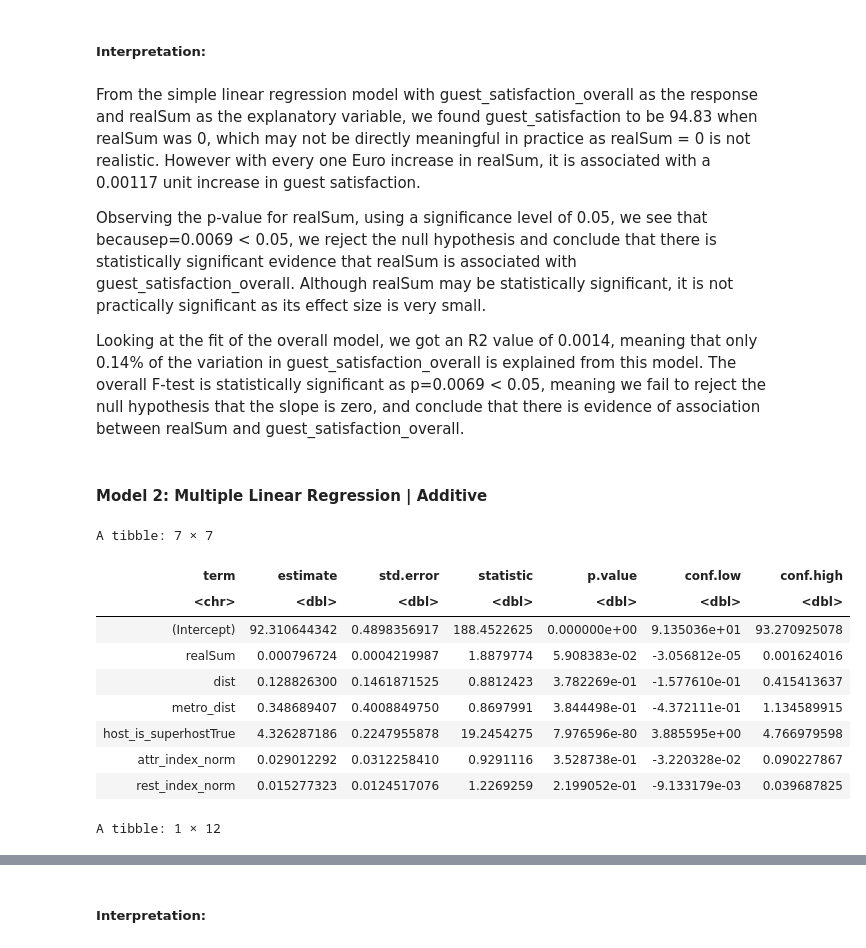
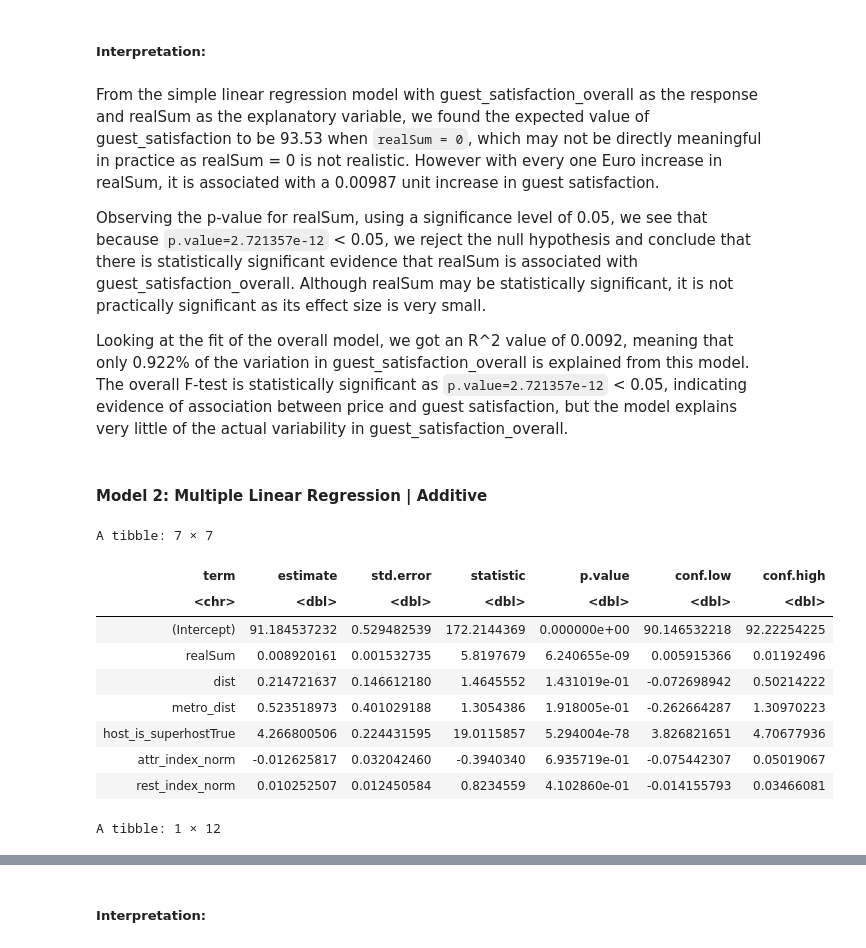
Before and after one commit to stat301-group35/Group-35-Final-Report-STAT-301-, a Jupyter notebook: final_project_stat301.ipynb, the cells around one changed output, grey strips where cells are left out. Saved outputs shown, nothing was run; the diff lists cells and outputs as text; code cells hidden in the pictures.

```diff
--- a/final_project_stat301.ipynb
+++ b/final_project_stat301.ipynb
@@ -225,33 +204,33 @@ A tibble: 1 × 12
 # %% [markdown]
 ##### Interpretation:
 # %% [markdown]
-From the simple linear regression model with guest_satisfaction_overall as the response and realSum as the explanatory variable, we found guest_satisfaction to be 94.83 when realSum was 0, which may not be directly meaningful in practice as realSum = 0 is not realistic. However with every one Euro increase in realSum, it is associated with a 0.00117 unit increase in guest satisfaction.
+From the simple linear regression model with guest_satisfaction_overall as the response and realSum as the explanatory variable, we found the expected value of guest_satisfaction to be 93.53 when `realSum = 0`, which may not be directly meaningful in practice as realSum = 0 is not realistic. However with every one Euro increase in realSum, it is associated with a 0.00987 unit increase in guest satisfaction.
 
-Observing the p-value for realSum, using a significance level of 0.05, we see that becausep=0.0069 < 0.05, we reject the null hypothesis and conclude that there is statistically significant evidence that realSum is associated with guest_satisfaction_overall.  Although realSum may be statistically significant, it is not practically significant as its effect size is very small.
+Observing the p-value for realSum, using a significance level of 0.05, we see that because `p.value=2.721357e-12` < 0.05, we reject the null hypothesis and conclude that there is statistically significant evidence that realSum is associated with guest_satisfaction_overall.  Although realSum may be statistically significant, it is not practically significant as its effect size is very small.
 
-Looking at the fit of the overall model, we got an R2 value of 0.0014, meaning that only 0.14% of the variation in guest_satisfaction_overall is explained from this model. The overall F-test is statistically significant as p=0.0069 < 0.05, meaning we fail to reject the null hypothesis that the slope is zero, and conclude that there is evidence of association between realSum and guest_satisfaction_overall.
+Looking at the fit of the overall model, we got an R^2 value of 0.0092, meaning that only 0.922% of the variation in guest_satisfaction_overall is explained from this model. The overall F-test is statistically significant as `p.value=2.721357e-12` < 0.05, indicating evidence of association between price and guest satisfaction, but the model explains very little of the actual variability in  guest_satisfaction_overall.
 # %% [markdown]
 #### Model 2: Multiple Linear Regression | Additive
 # %%
 model_add <- lm(guest_satisfaction_overall ~ realSum + dist + metro_dist + host_is_superhost + attr_index_norm + rest_index_norm,
-                data = athens_df)
+                data = athens)
 
 table_add <- tidy(model_add, conf.int = TRUE, conf.lvl = 0.95)
 f_test_add <- glance(model_add)
 
 table_add
 f_test_add
 # %% [output]
 A tibble: 7 × 7
 | term | estimate | std.error | statistic | p.value | conf.low | conf.high |
 | <chr> | <dbl> | <dbl> | <dbl> | <dbl> | <dbl> | <dbl> |
-| (Intercept) | 92.310644342 | 0.4898356917 | 188.4522625 | 0.000000e+00 | 9.135036e+01 | 93.270925078 |
-| realSum | 0.000796724 | 0.0004219987 | 1.8879774 | 5.908383e-02 | -3.056812e-05 | 0.001624016 |
-| dist | 0.128826300 | 0.1461871525 | 0.8812423 | 3.782269e-01 | -1.577610e-01 | 0.415413637 |
-| metro_dist | 0.348689407 | 0.4008849750 | 0.8697991 | 3.844498e-01 | -4.372111e-01 | 1.134589915 |
-| host_is_superhostTrue | 4.326287186 | 0.2247955878 | 19.2454275 | 7.976596e-80 | 3.885595e+00 | 4.766979598 |
-| attr_index_norm | 0.029012292 | 0.0312258410 | 0.9291116 | 3.528738e-01 | -3.220328e-02 | 0.090227867 |
-| rest_index_norm | 0.015277323 | 0.0124517076 | 1.2269259 | 2.199052e-01 | -9.133179e-03 | 0.039687825 |
+| (Intercept) | 91.184537232 | 0.529482539 | 172.2144369 | 0.000000e+00 | 90.146532218 | 92.22254225 |
+| realSum | 0.008920161 | 0.001532735 | 5.8197679 | 6.240655e-09 | 0.005915366 | 0.01192496 |
+| dist | 0.214721637 | 0.146612180 | 1.4645552 | 1.431019e-01 | -0.072698942 | 0.50214222 |
+| metro_dist | 0.523518973 | 0.401029188 | 1.3054386 | 1.918005e-01 | -0.262664287 | 1.30970223 |
+| host_is_superhostTrue | 4.266800506 | 0.224431595 | 19.0115857 | 5.294004e-78 | 3.826821651 | 4.70677936 |
+| attr_index_norm | -0.012625817 | 0.032042460 | -0.3940340 | 6.935719e-01 | -0.075442307 | 0.05019067 |
+| rest_index_norm | 0.010252507 | 0.012450584 | 0.8234559 | 4.102860e-01 | -0.014155793 | 0.03466081 |
 A tibble: 1 × 12
 | r.squared | adj.r.squared | sigma | statistic | p.value | df | logLik | AIC | BIC | deviance | ... |
 | <dbl> | <dbl> | <dbl> | <dbl> | <dbl> | <dbl> | <dbl> | <dbl> | <dbl> | <dbl> | ... |
```
Also changed, not shown: parts of 8 cells of this notebook, 1 other file.
